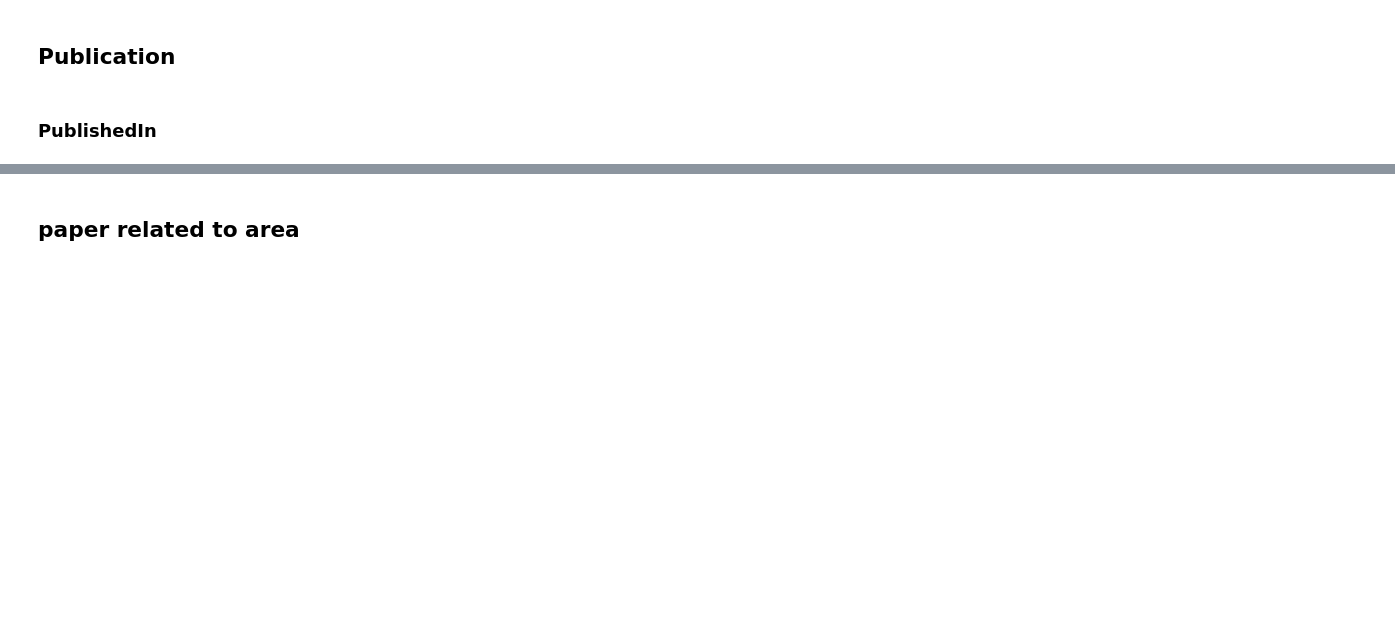
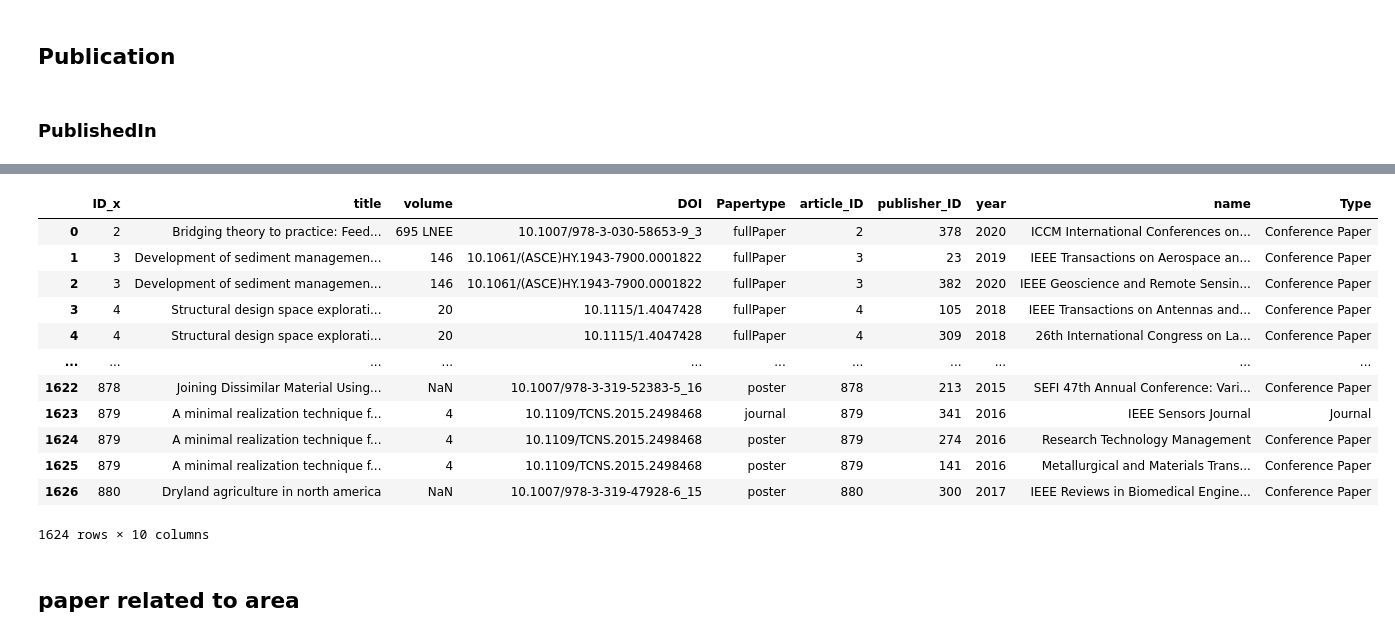
Before and after one commit to kaiamj/Knowledge-Graphs, a Jupyter notebook: Abox.ipynb, the cells around one changed output, grey strips where cells are left out. Saved outputs shown, nothing was run; the diff lists cells and outputs as text; code cells hidden in the pictures; blank space fills up the shorter version.

```diff
--- a/Abox.ipynb
+++ b/Abox.ipynb
@@ -204,4 +221,4 @@ for index, row in NArt[NArt['Papertype'] == 'Poster'].iterrows():
 # %% [markdown]
 ### PublishedIn
 # %%
-publishedIn = pd.read_csv('kaggle_data_processed/article_published_by.csv')
+publishedIn = pd.read_csv(url+"article_published_by.csv",sep=",")
@@ -222,6 +275,25 @@ NPub = NPub[NPub['publisher_ID']<=404]
 NPub = NPub.drop_duplicates()
 # %%
 NPub.drop(['ID_y'],axis=1,inplace =True)
+# %%
+# we added randomly subclasses of conference in data but Journal doesn't have any so replacing it with NaN
+NPub.loc[NPub['Type'] == 'Journal','Papertype'] = "journal"
+# %%
+NPub
+# %% [output]
+|  | ID_x | title | volume | DOI | Papertype | article_ID | publisher_ID | year | name | Type |
+| 0 | 2 | Bridging theory to practice: Feed... | 695 LNEE | 10.1007/978-3-030-58653-9_3 | fullPaper | 2 | 378 | 2020 | ICCM International Conferences on... | Conference Paper |
+| 1 | 3 | Development of sediment managemen... | 146 | 10.1061/(ASCE)HY.1943-7900.0001822 | fullPaper | 3 | 23 | 2019 | IEEE Transactions on Aerospace an... | Conference Paper |
+| 2 | 3 | Development of sediment managemen... | 146 | 10.1061/(ASCE)HY.1943-7900.0001822 | fullPaper | 3 | 382 | 2020 | IEEE Geoscience and Remote Sensin... | Conference Paper |
+| 3 | 4 | Structural design space explorati... | 20 | 10.1115/1.4047428 | fullPaper | 4 | 105 | 2018 | IEEE Transactions on Antennas and... | Conference Paper |
+| 4 | 4 | Structural design space explorati... | 20 | 10.1115/1.4047428 | fullPaper | 4 | 309 | 2018 | 26th International Congress on La... | Conference Paper |
+| ... | ... | ... | ... | ... | ... | ... | ... | ... | ... | ... |
+| 1622 | 878 | Joining Dissimilar Material Using... | NaN | 10.1007/978-3-319-52383-5_16 | poster | 878 | 213 | 2015 | SEFI 47th Annual Conference: Vari... | Conference Paper |
+| 1623 | 879 | A minimal realization technique f... | 4 | 10.1109/TCNS.2015.2498468 | journal | 879 | 341 | 2016 | IEEE Sensors Journal | Journal |
+| 1624 | 879 | A minimal realization technique f... | 4 | 10.1109/TCNS.2015.2498468 | poster | 879 | 274 | 2016 | Research Technology Management | Conference Paper |
+| 1625 | 879 | A minimal realization technique f... | 4 | 10.1109/TCNS.2015.2498468 | poster | 879 | 141 | 2016 | Metallurgical and Materials Trans... | Conference Paper |
+| 1626 | 880 | Dryland agriculture in north america | NaN | 10.1007/978-3-319-47928-6_15 | poster | 880 | 300 | 2017 | IEEE Reviews in Biomedical Engine... | Conference Paper |
+1624 rows × 10 columns
 # %% [markdown]
 ## paper related to area
 # %%
```
Also changed, not shown: parts of 34 cells of this notebook, 21 other files.
